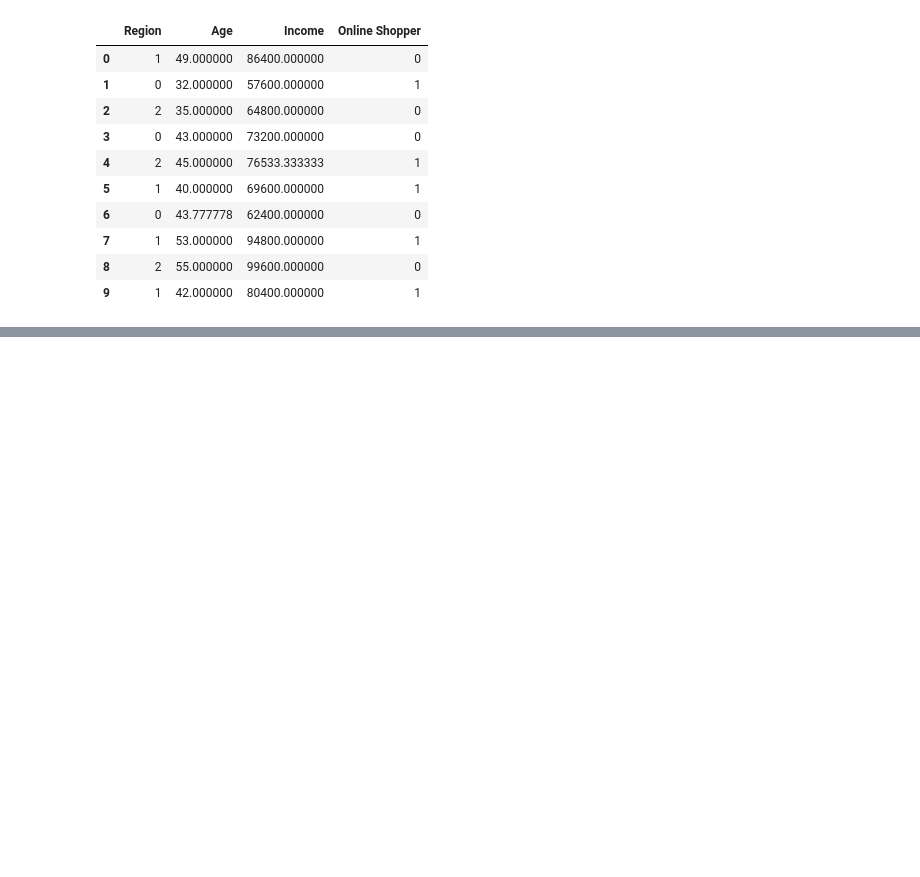
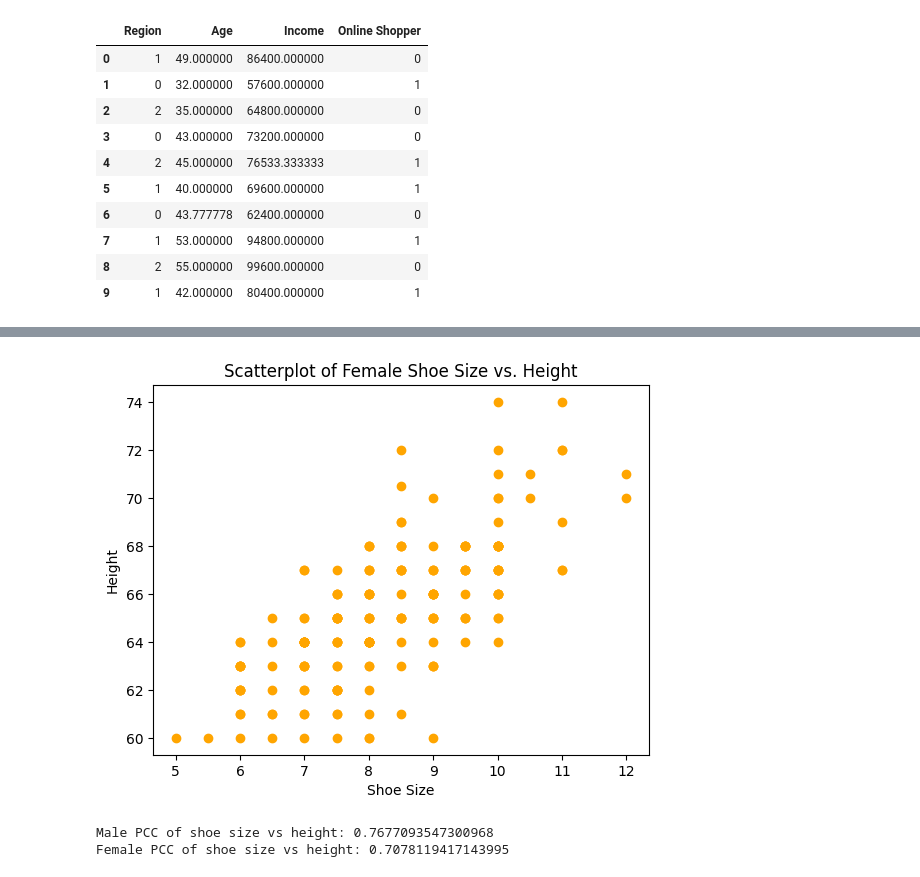
Before and after one commit to arnav-exe/data-mining-assignment-1, a Jupyter notebook: ECS607U_Data_Mining_Assignment_1.ipynb, the cells around one changed output, grey strips where cells are left out. Saved outputs shown, nothing was run; the diff lists cells and outputs as text; code cells hidden in the pictures; blank space fills up the shorter version.

```diff
--- a/ECS607U_Data_Mining_Assignment_1.ipynb
+++ b/ECS607U_Data_Mining_Assignment_1.ipynb
@@ -201,0 +236,23 @@ income_df[:10] #printing results
+# %%
+# plotting scatterplot of shoesize vs height
+plt.figure();
+plt.scatter(female["Size"], female["Height"], c="Orange");
+
+plt.xlabel('Shoe Size');
+plt.ylabel('Height');
+plt.title('Scatterplot of Female Shoe Size vs. Height');
+
+plt.show();
+# %% [output]
+[figure, added]
+# %%
+# computing PCC of shoesize and height for male & female
+
+male_corr = male["Size"].corr(male["Height"]); # default method for df.corr is pearson method. Specifying df.corr(method="pearson") will have the same result
+print("Male PCC of shoe size vs height:", male_corr);
+
+female_corr = female["Size"].corr(female["Height"]); # default for df.corr is pearson method. Specifying df.corr(method="pearson") will have the same result
+print("Female PCC of shoe size vs height:", female_corr);
+# %% [output]
+Male PCC of shoe size vs height: 0.7677093547300968
+Female PCC of shoe size vs height: 0.7078119417143995
```
Also changed, not shown: parts of 11 cells of this notebook.
